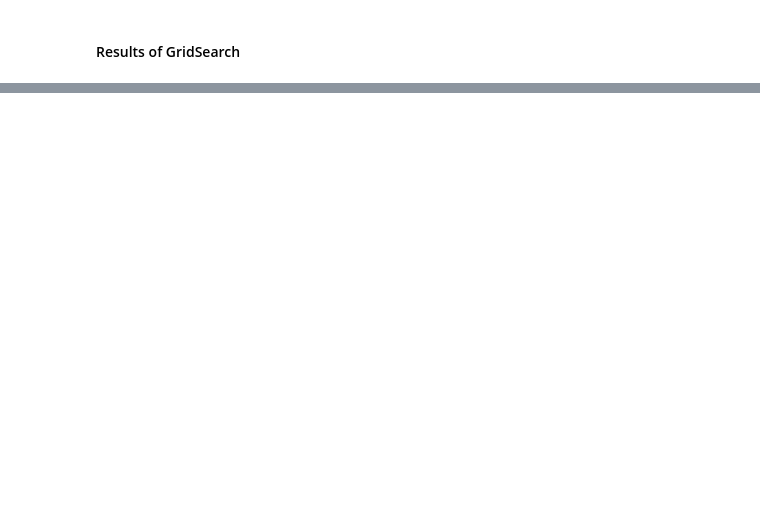
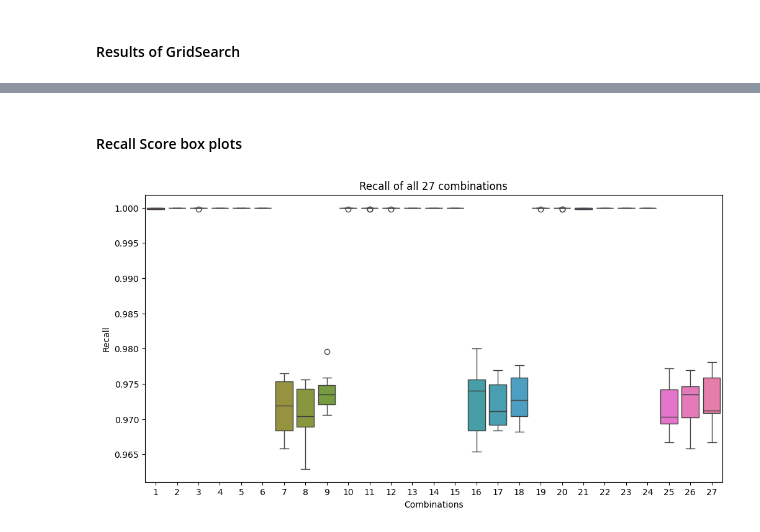
Before and after one commit to yazdanzv/ML_Project_no5, a Jupyter notebook: main.ipynb, the cells around one changed output, grey strips where cells are left out. Cells and saved outputs as stored; diff of their text form; code cells hidden in the pictures; blank space fills up the shorter version.

```diff
--- a/main.ipynb
+++ b/main.ipynb
@@ -274,0 +357,14 @@ plt.show()
+# %% [markdown]
+<h4>Recall Score box plots</h4>
+# %%
+results = pd.DataFrame(grid_search.cv_results_)[['split0_test_recall_weighted', 'split1_test_recall_weighted', 'split2_test_recall_weighted', 'split3_test_recall_weighted', 'split4_test_recall_weighted', 'split5_test_recall_weighted', 'split6_test_recall_weighted', 'split7_test_recall_weighted', 'split8_test_recall_weighted', 'split9_test_recall_weighted']]
+plt.figure(figsize=(12, 6))
+models = pd.DataFrame([results[col] for col in results.columns])
+sb.boxplot(models)
+plt.title("Recall of all 27 combinations")
+plt.xlabel('Combinations')
+plt.ylabel('Recall')
+plt.xticks(ticks=[i for i in range(27)], labels=[f'{i}' for i in range(1, 28)])
+plt.show()
+# %% [output]
+[figure, added]
```
Also changed, not shown: parts of 18 cells of this notebook, 1 other file.
